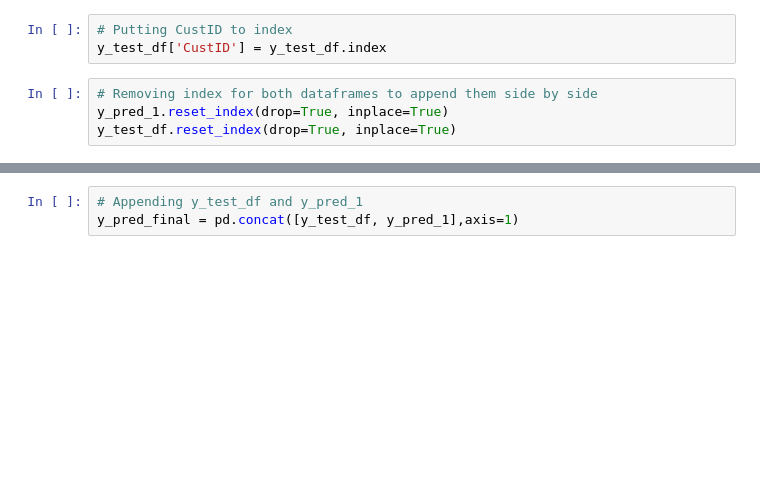
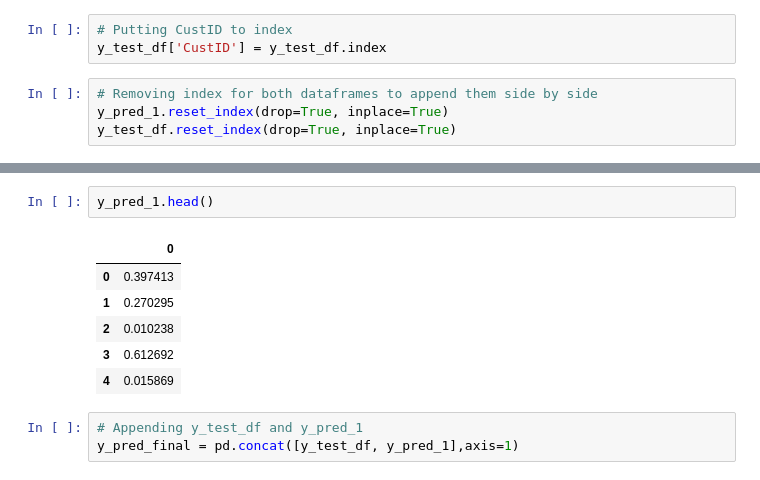
Before and after one commit to a1rishav/ds_ml, a Jupyter notebook: logistic_regression/telecom_churn/Logistic+Regression+-+Telecom+Churn+Case+Study.ipynb, the cells around one changed output, grey strips where cells are left out. Cells and saved outputs as stored; diff of their text form; blank space fills up the shorter version.

```diff
--- a/logistic_regression/telecom_churn/Logistic+Regression+-+Telecom+Churn+Case+Study.ipynb
+++ b/logistic_regression/telecom_churn/Logistic+Regression+-+Telecom+Churn+Case+Study.ipynb
@@ -1165,3 +1192,12 @@ y_test_df.reset_index(drop=True, inplace=True)
+# %%
+y_pred_1.head()
+# %% [output]
+|  | 0 |
+| 0 | 0.397413 |
+| 1 | 0.270295 |
+| 2 | 0.010238 |
+| 3 | 0.612692 |
+| 4 | 0.015869 |
 # %%
 # Appending y_test_df and y_pred_1
 y_pred_final = pd.concat([y_test_df, y_pred_1],axis=1)
```
Also changed, not shown: parts of 7 cells of this notebook, 3 other files.
